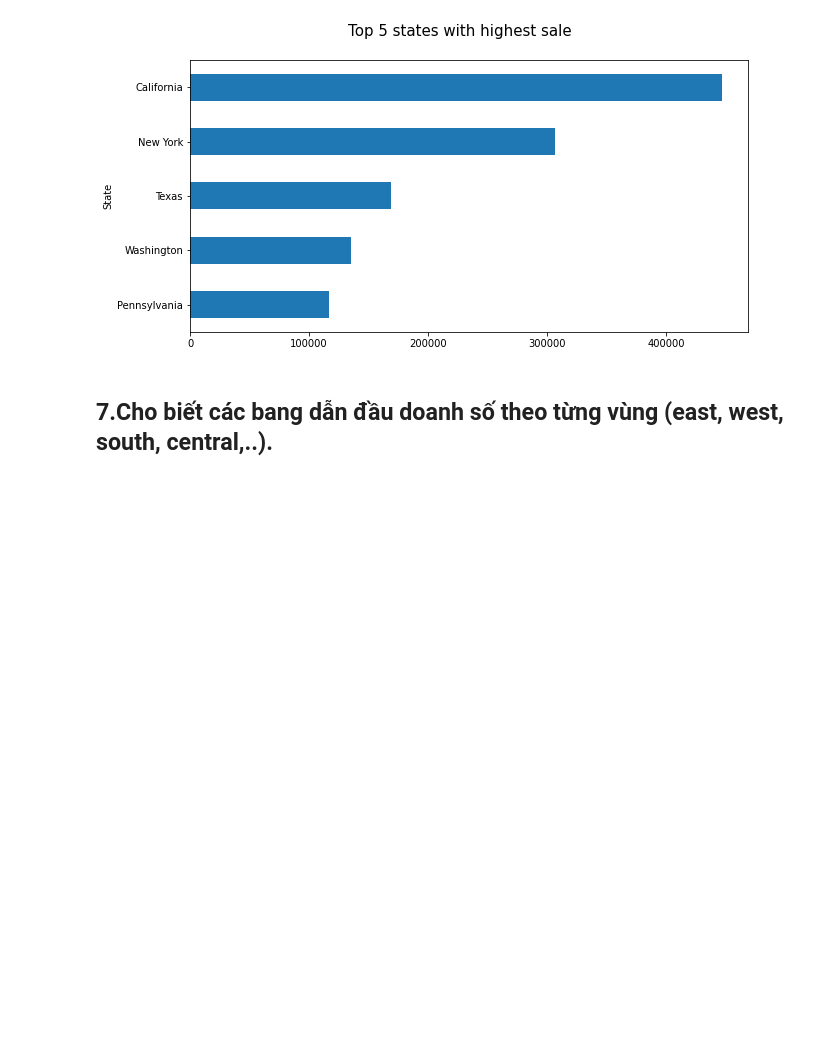
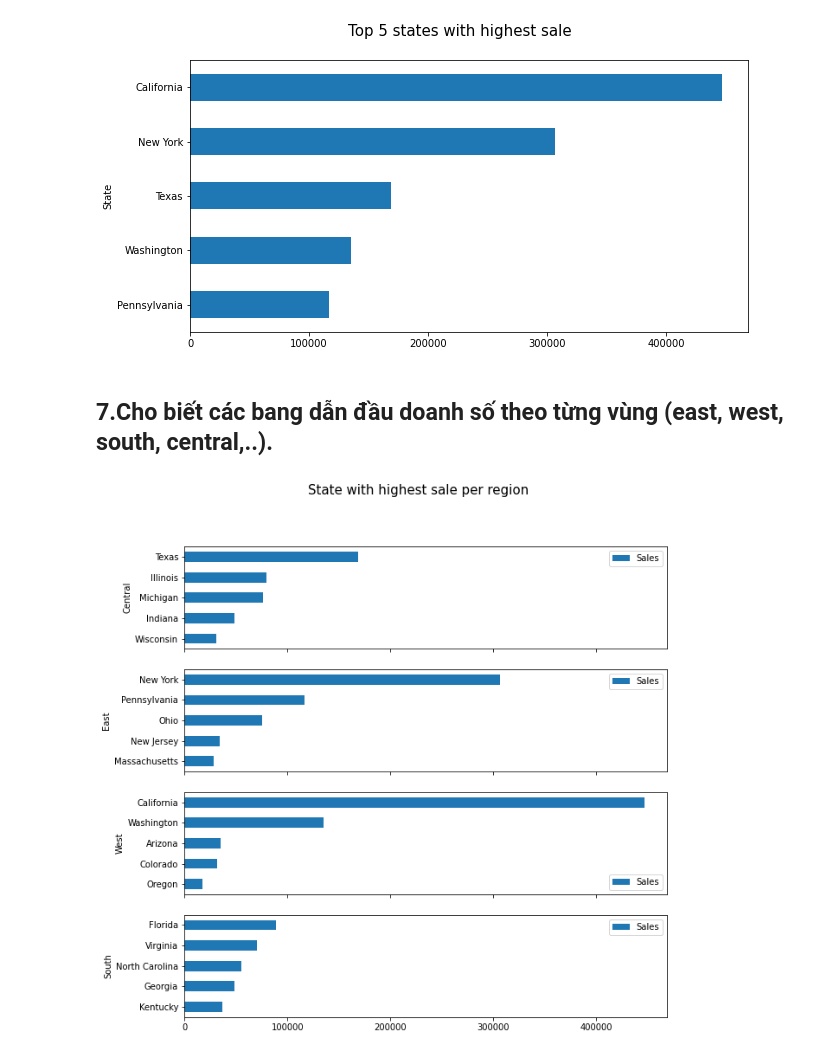
Before and after one commit to quangviet/python4engineer, a Jupyter notebook: Problem_4/problem_4.ipynb, the cells around one changed output. Saved outputs shown, nothing was run; the diff lists cells and outputs as text; code cells hidden in the pictures; blank space fills up the shorter version.

```diff
--- a/Problem_4/problem_4.ipynb
+++ b/Problem_4/problem_4.ipynb
@@ -320,3 +320,17 @@ plt.show()
 [figure]
 # %% [markdown]
 ## 7.Cho biết các bang dẫn đầu doanh số theo từng vùng (east, west, south, central,..).
+# %%
+X = df.groupby(['State', 'Region'])['Sales'].sum().sort_values().reset_index().set_index('State')
+
+fig, axes = plt.subplots(X['Region'].nunique(), sharex = True)
+fig.suptitle('State with highest sale revenue per region', fontsize = 15)
+fig.set_size_inches(10,10)
+
+count = 0
+for region in X['Region'].unique():
+  X[X['Region'] == region].sort_values(by = 'Sales')[-5:].plot(kind = 'barh', ax = axes[count], xlabel = region)
+  count += 1
+plt.show()
+# %% [output]
+[figure, added]
```
Also changed, not shown: parts of 9 cells of this notebook.
